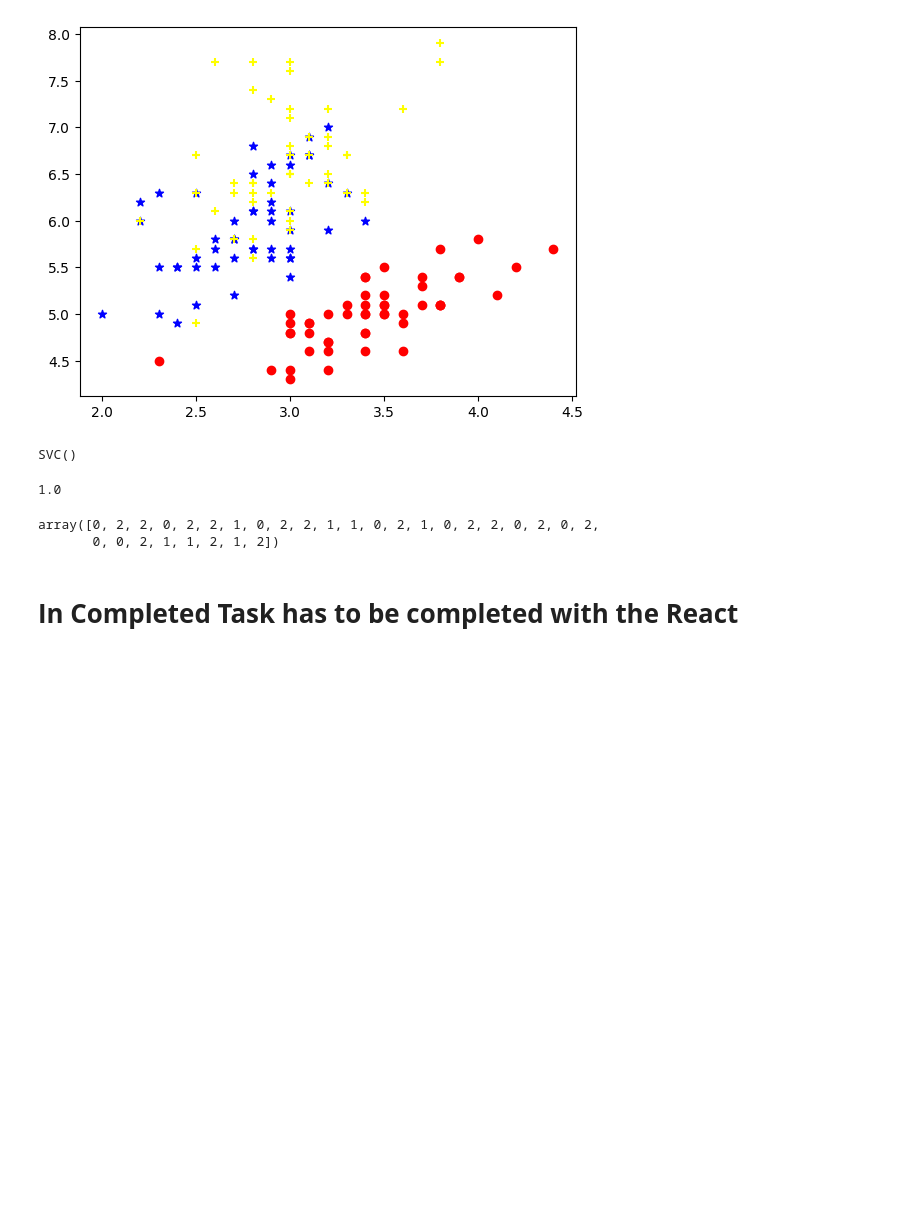
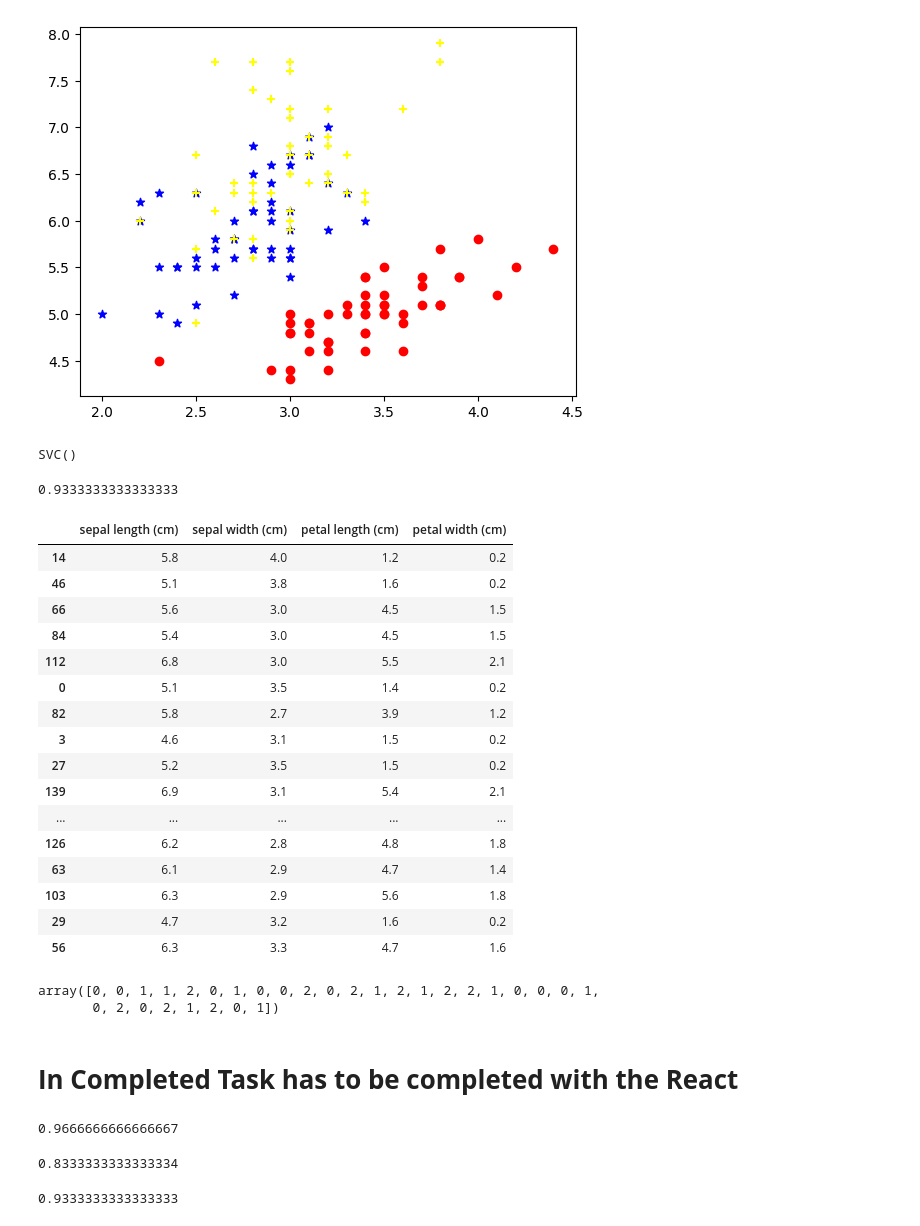
Before and after one commit to tushar2242/ml-learning, a Jupyter notebook: lesson-7/svm.ipynb, the cells around one changed output. Drawn from its saved outputs; the diff is of its cells as text; code cells hidden in the pictures; blank space fills up the shorter version.

```diff
--- a/lesson-7/svm.ipynb
+++ b/lesson-7/svm.ipynb
@@ -67,7 +67,7 @@ from sklearn.model_selection import train_test_split
 # %%
 x=df.drop(['target','frame'],axis='columns')
 y=df.target
-X_train,x_test,Y_train,y_test = train_test_split(x,y,train_size=0.8)
+X_train,x_test,Y_train,y_test = train_test_split(x,y,test_size=0.2)
 # %%
 from sklearn.svm import SVC
 model = SVC()
@@ -78,11 +78,51 @@ SVC()
 # %%
 model.score(x_test,y_test)
 # %% [output]
-1.0
+0.9333333333333333
 # %%
-model.predict(x_test)
+y_pred = model.predict(x_test)
-# %% [output]
-array([0, 2, 2, 0, 2, 2, 1, 0, 2, 2, 1, 1, 0, 2, 1, 0, 2, 2, 0, 2, 0, 2,
-       0, 0, 2, 1, 1, 2, 1, 2])
+# %%
+x_test
+# %% [output]
+|  | sepal length (cm) | sepal width (cm) | petal length (cm) | petal width (cm) |
+| 14 | 5.8 | 4.0 | 1.2 | 0.2 |
+| 46 | 5.1 | 3.8 | 1.6 | 0.2 |
+| 66 | 5.6 | 3.0 | 4.5 | 1.5 |
+| 84 | 5.4 | 3.0 | 4.5 | 1.5 |
+| 112 | 6.8 | 3.0 | 5.5 | 2.1 |
+| 0 | 5.1 | 3.5 | 1.4 | 0.2 |
+| 82 | 5.8 | 2.7 | 3.9 | 1.2 |
+| 3 | 4.6 | 3.1 | 1.5 | 0.2 |
+| 27 | 5.2 | 3.5 | 1.5 | 0.2 |
+| 139 | 6.9 | 3.1 | 5.4 | 2.1 |
+| ... | ... | ... | ... | ... |
+| 126 | 6.2 | 2.8 | 4.8 | 1.8 |
+| 63 | 6.1 | 2.9 | 4.7 | 1.4 |
+| 103 | 6.3 | 2.9 | 5.6 | 1.8 |
+| 29 | 4.7 | 3.2 | 1.6 | 0.2 |
+| 56 | 6.3 | 3.3 | 4.7 | 1.6 |
+# %%
+y_pred
+# %% [output]
+array([0, 0, 1, 1, 2, 0, 1, 0, 0, 2, 0, 2, 1, 2, 1, 2, 2, 1, 0, 0, 0, 1,
+       0, 2, 0, 2, 1, 2, 0, 1])
 # %% [markdown]
 # **In Completed Task has to be completed with the React**
+# %%
+model = SVC(C=4)
+model.fit(X_train,Y_train)
+model.score(x_test,y_test)
+# %% [output]
+0.9666666666666667
+# %%
+model = SVC(gamma=15)
+model.fit(X_train,Y_train)
+model.score(x_test,y_test)
+# %% [output]
+0.8333333333333334
+# %%
+model = SVC(kernel='linear',C=1,gamma=1)
+model.fit(X_train,Y_train)
+model.score(x_test,y_test)
+# %% [output]
+0.9333333333333333
```
